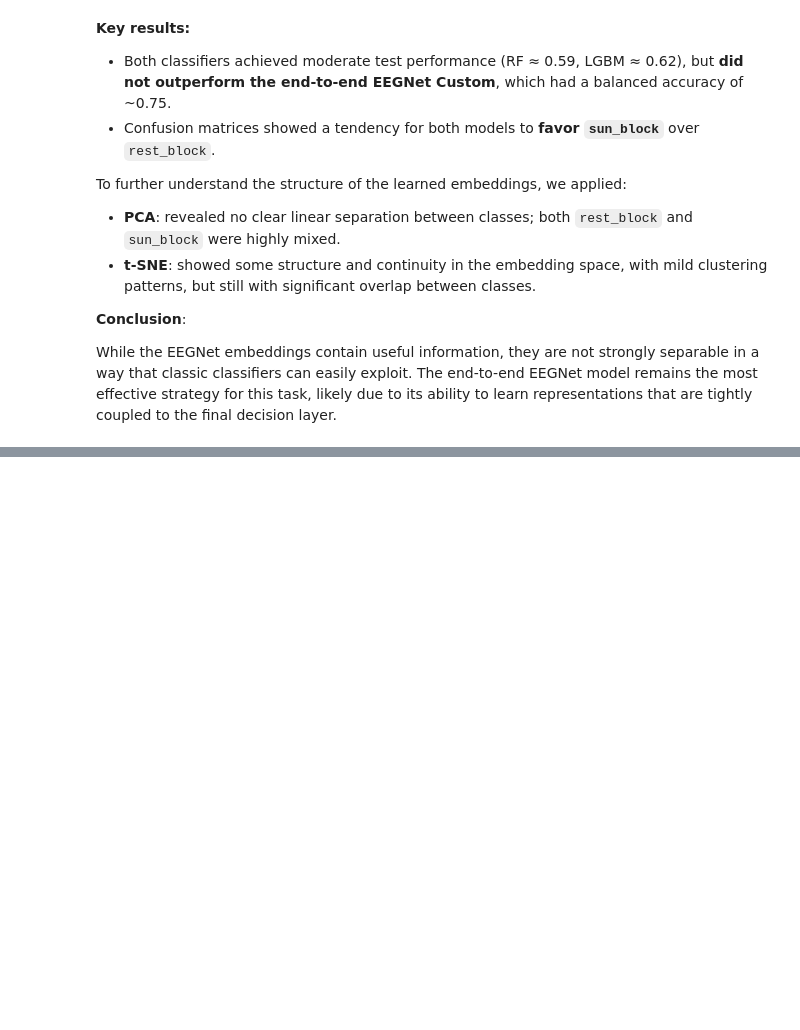
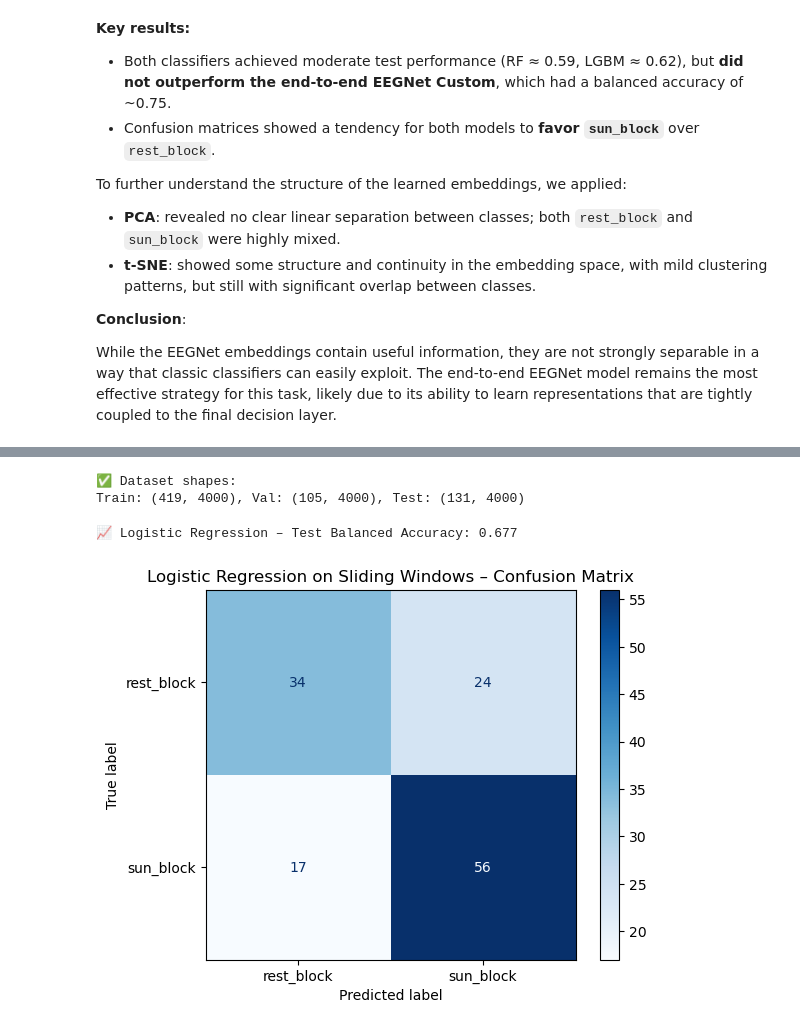
Before and after one commit to linalopes/creativity-in-vitro-eeg, a Jupyter notebook: notebooks/12_Lina_ses-03_task-sunimagery_ml-dl.ipynb, the cells around one changed output, grey strips where cells are left out. Saved outputs shown, nothing was run; the diff lists cells and outputs as text; code cells hidden in the pictures; blank space fills up the shorter version.

```diff
--- a/notebooks/12_Lina_ses-03_task-sunimagery_ml-dl.ipynb
+++ b/notebooks/12_Lina_ses-03_task-sunimagery_ml-dl.ipynb
@@ -1221,0 +1246,60 @@ While the EEGNet embeddings contain useful information, they are not strongly se
+# %%
+from tqdm import tqdm
+
+def build_flattened_dataset(windows_df, raw, eeg_picks, window_samples, mean, std):
+    X = []
+    y = []
+    splits = []
+
+    for _, row in tqdm(windows_df.iterrows(), total=len(windows_df), desc="Extracting windows"):
+        start = int(row["start_sample"])
+        seg = raw.get_data(picks=eeg_picks, start=start, stop=start + window_samples)
+        seg = (seg - mean[:, None]) / std[:, None]  # z-score
+        X.append(seg.flatten())  # shape: (channels * samples,)
+        y.append(row["y"])
+        splits.append(row["split"])
+
+    return np.array(X), np.array(y), np.array(splits)
+
+X_all, y_all, split_all = build_flattened_dataset(
+    windows_df, raw, eeg_picks, window_samples, channel_mean, channel_std
+)
+
+# Split by partition
+X_train = X_all[split_all == "train"]
+y_train = y_all[split_all == "train"]
+
+X_val = X_all[split_all == "val"]
+y_val = y_all[split_all == "val"]
+
+X_test = X_all[split_all == "test"]
+y_test = y_all[split_all == "test"]
+
+print("✅ Dataset shapes:")
+print(f"Train: {X_train.shape}, Val: {X_val.shape}, Test: {X_test.shape}")
+# %% [output]
+✅ Dataset shapes:
+Train: (419, 4000), Val: (105, 4000), Test: (131, 4000)
+# %%
+from sklearn.linear_model import LogisticRegressionCV
+from sklearn.metrics import balanced_accuracy_score, confusion_matrix, ConfusionMatrixDisplay
+
+# Model
+clf_log = LogisticRegressionCV(cv=5, max_iter=1000, scoring='balanced_accuracy', random_state=42)
+clf_log.fit(X_train, y_train)
+
+# Test evaluation
+y_pred_log = clf_log.predict(X_test)
+acc_log = balanced_accuracy_score(y_test, y_pred_log)
+
+print(f"📈 Logistic Regression – Test Balanced Accuracy: {acc_log:.3f}")
+
+# Confusion matrix
+cm_log = confusion_matrix(y_test, y_pred_log)
+disp = ConfusionMatrixDisplay(cm_log, display_labels=["rest_block", "sun_block"])
+disp.plot(cmap="Blues")
+plt.title("Logistic Regression on Sliding Windows – Confusion Matrix")
+plt.show()
+# %% [output]
+📈 Logistic Regression – Test Balanced Accuracy: 0.677
+[figure, added]
```
Also changed, not shown: parts of 3 cells of this notebook.
